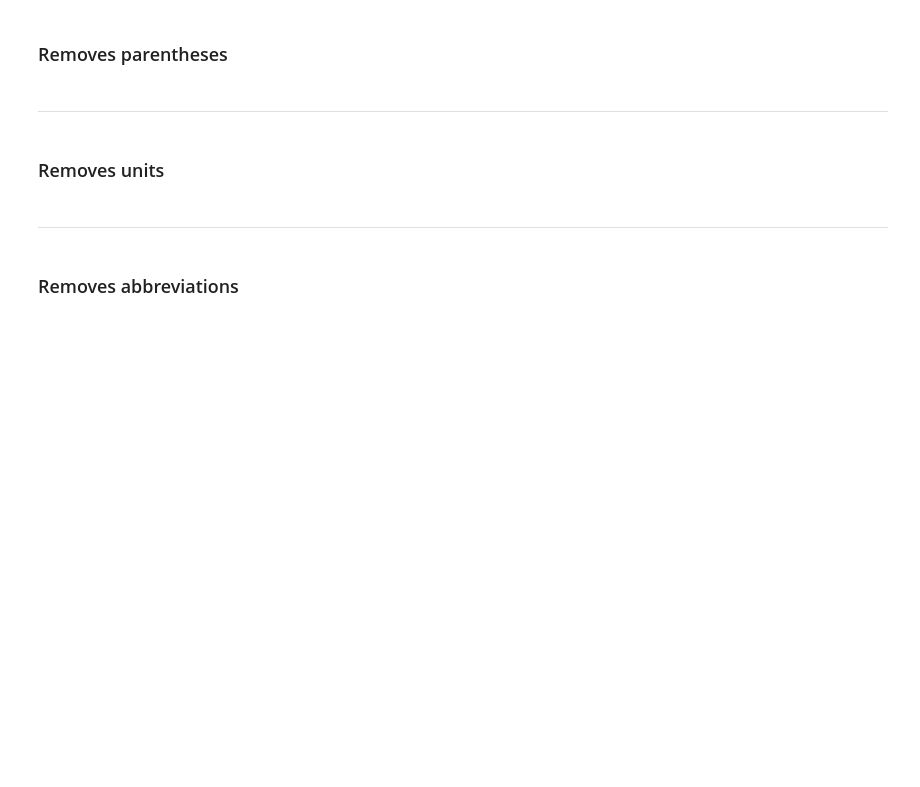
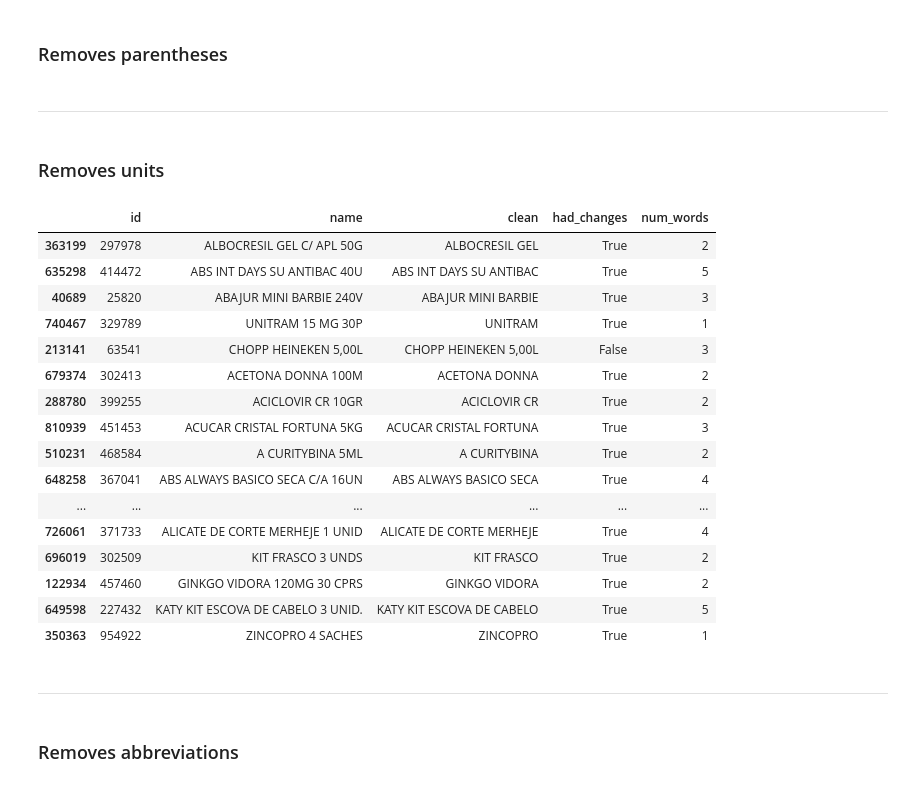
Before and after one commit to cfascina/product-name-pattern, a Jupyter notebook: main.ipynb, the cells around one changed output. Cells and saved outputs as stored; diff of their text form; code cells hidden in the pictures; blank space fills up the shorter version.

Commit message:
Handles conflicts between units and abbrs removals

```diff
--- a/main.ipynb
+++ b/main.ipynb
@@ -83,8 +83,8 @@ def clean_units(name):
     units = [
         'U', 'G', 'V', 'P', 'L', 'M',
         'GR', 'KG', 'ML', 'UN', 'CM', 'MG', 'CP', 'MM', 'CM', 'PC',
-        'CPS', 'CPR', 'VOL', 'CAP', 'UND',
-        'CAPS', 'UNID', 'UNDS', 'CPRS',
+        'CPS', 'CPR', 'VOL', 'CAP', 'UND', 'GRS',
+        'CAPS', 'UNID', 'UNDS', 'CPRS', 'COMP',
         'UNID.', 'SACHES'
     ]
     to_remove = []
@@ -93,10 +93,20 @@ def clean_units(name):
     for word in words:
         for unit in units:
             if word == unit:
-                to_remove.append(words[words.index(word) - 1])
                 to_remove.append(word)
+
+                try:
+                    previous = words[words.index(word) - 1]
+
+                    # VERIFICAR SE A MAIORIA DO ANTERIOR É DIGITO
+                    # CASO SEJA, REMOVER
+                    if previous.isdigit():
+                        to_remove.append(previous)
+                except:
+                    pass
+
                 break
-            if unit == word[-len(unit):] and word[0].isdigit():
+            if word[-len(unit):] == unit and word[:-len(unit)].isdigit():
                 to_remove.append(word)
                 break
 
@@ -104,17 +114,35 @@ def clean_units(name):
 # %%
 df['clean'] = df['clean'].apply(lambda x: clean_units(x))
 # %%
-# # Tested Items
-# df.loc[[
-#     363199, 635298, 40689,  740467, 213141, 679374, 288780,
-#     810939, 510231, 648258, 704156, 178001, 413533, 785982,
-#     340359, 211457, 565330, 739959, 491207, 598294, 212840,
-#     585916, 786004, 545491, 646295, 734862, 353142, 51607,
-#     624800, 256973, 713142, 536849, 165346, 214062, 685358,
-#     520570, 120444, 685071, 712342, 484879, 685358, 765239,
-#     658096, 729729, 545046, 507365, 444408, 29568,  168168,
-#     220269, 487450, 726061, 696019, 122934, 649598, 350363
-# ]]
+# Tested Items
+df.loc[[
+    363199, 635298, 40689,  740467, 213141, 679374, 288780,
+    810939, 510231, 648258, 704156, 178001, 413533, 785982,
+    340359, 211457, 565330, 739959, 491207, 598294, 212840,
+    585916, 575283, 786004, 545491, 646295, 734862, 353142, 51607,
+    624800, 256973, 713142, 536849, 165346, 214062, 685358,
+    520570, 120444, 685071, 712342, 484879, 685358, 765239,
+    658096, 729729, 545046, 507365, 444408, 29568,  168168,
+    220269, 238971, 487450, 726061, 696019, 122934, 649598, 350363
+]]
+# %% [output]
+|  | id | name | clean | had_changes | num_words |
+| 363199 | 297978 | ALBOCRESIL GEL C/ APL 50G | ALBOCRESIL GEL | True | 2 |
+| 635298 | 414472 | ABS INT DAYS SU ANTIBAC 40U | ABS INT DAYS SU ANTIBAC | True | 5 |
+| 40689 | 25820 | ABAJUR MINI BARBIE 240V | ABAJUR MINI BARBIE | True | 3 |
+| 740467 | 329789 | UNITRAM 15 MG 30P | UNITRAM | True | 1 |
+| 213141 | 63541 | CHOPP HEINEKEN 5,00L | CHOPP HEINEKEN 5,00L | False | 3 |
+| 679374 | 302413 | ACETONA DONNA 100M | ACETONA DONNA | True | 2 |
+| 288780 | 399255 | ACICLOVIR CR 10GR | ACICLOVIR CR | True | 2 |
+| 810939 | 451453 | ACUCAR CRISTAL FORTUNA 5KG | ACUCAR CRISTAL FORTUNA | True | 3 |
+| 510231 | 468584 | A CURITYBINA 5ML | A CURITYBINA | True | 2 |
+| 648258 | 367041 | ABS ALWAYS BASICO SECA C/A 16UN | ABS ALWAYS BASICO SECA | True | 4 |
+| ... | ... | ... | ... | ... | ... |
+| 726061 | 371733 | ALICATE DE CORTE MERHEJE 1 UNID | ALICATE DE CORTE MERHEJE | True | 4 |
+| 696019 | 302509 | KIT FRASCO 3 UNDS | KIT FRASCO | True | 2 |
+| 122934 | 457460 | GINKGO VIDORA 120MG 30 CPRS | GINKGO VIDORA | True | 2 |
+| 649598 | 227432 | KATY KIT ESCOVA DE CABELO 3 UNID. | KATY KIT ESCOVA DE CABELO | True | 5 |
+| 350363 | 954922 | ZINCOPRO 4 SACHES | ZINCOPRO | True | 1 |
 # %% [markdown]
 ---
 # %% [markdown]
```
Also changed, not shown: parts of 5 cells of this notebook.
